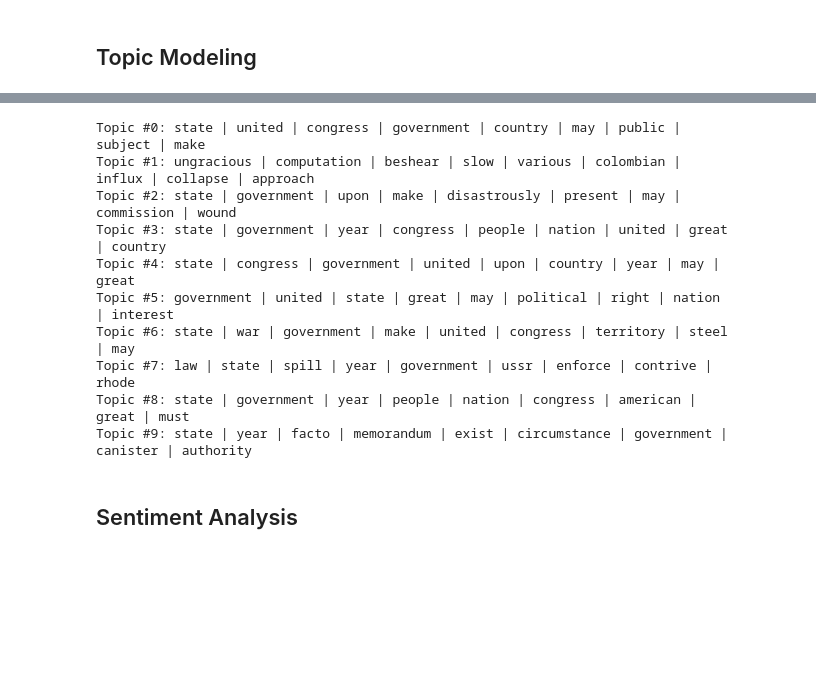
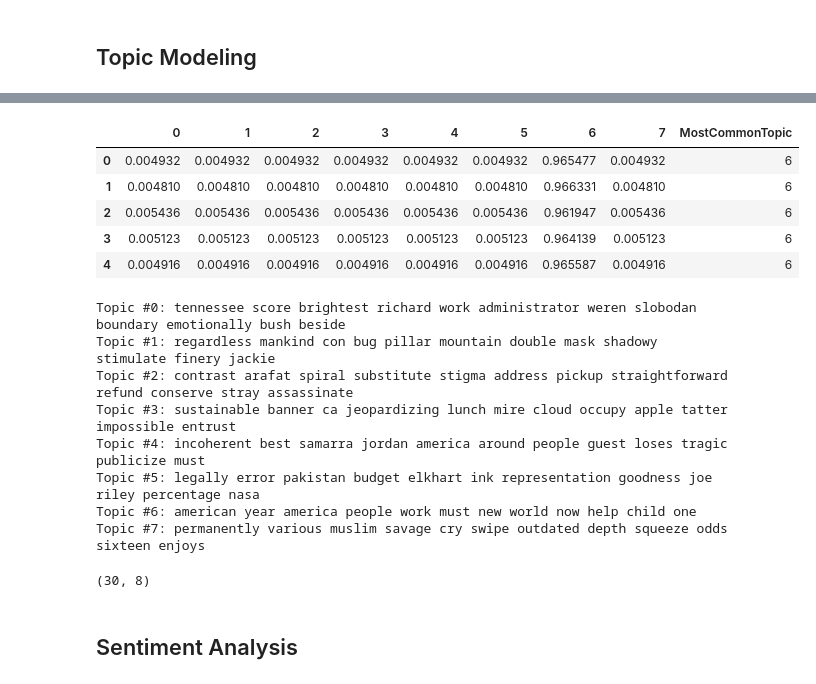
Before and after one commit to jessecambon/Data-Science-Sandbox, a Jupyter notebook: source/state_of_union_v2.ipynb, the cells around one changed output, grey strips where cells are left out. Cells and saved outputs as stored; diff of their text form; code cells hidden in the pictures; blank space fills up the shorter version.

Commit message:
examine-lda-topics

```diff
--- a/source/state_of_union_v2.ipynb
+++ b/source/state_of_union_v2.ipynb
@@ -123,11 +123,14 @@ Clean, Tokenize, Lemmatize, and Vectorize all speeches
 # Each speech is stored as a list of paragraph strings.
 # Here we join the paragraphs into a single speech string
 speech_list = [" ".join(speech) for speech in speeches_pd['speech'].tolist() ]
+
+# Only use the last 30 years to make the topic modeling a bit easier
+selected_speeches = speech_list[len(speech_list)-31:(len(speech_list)-1)]
 # %%
 # WARNING - this step may take a few minutes
 tokens = [[lemmatize_with_pos(word.lower()) for word in word_tokenize(speech) if \
           word.isalpha() and word.lower() not in MyStopWords ] for \
-          speech in speech_list ]
+          speech in selected_speeches ]
 # %%
 # Tfidf Vectorize
 tvec = TfidfVectorizer(ngram_range=(1,1))
@@ -155,0 +145,18 @@ LatentDirichletAllocation(batch_size=128, doc_topic_prior=None,
+# %%
+## LDA Topic Modeling
+speech_lda = LatentDirichletAllocation(n_components=8,
+                                   #    random_state=0,
+                                    #   evaluate_every=0.5, # eval perplexity
+                                    #   perp_tol=0.05,
+                                       max_iter=50,
+                                learning_method='online'
+                                      )
+
+speech_lda.fit(tfidf) # fit model
+
+# % makeup of each document by topic
+doc_topic = pd.DataFrame(speech_lda.transform(tfidf),
+                        columns=list(range(0,(speech_lda.n_components))))
+
+# What was the most common topic in each document?
+doc_topic['MostCommonTopic'] = doc_topic.idxmax(axis=1)
@@ -156,25 +177,36 @@ LatentDirichletAllocation(batch_size=128, doc_topic_prior=None,
+# %%
+doc_topic.head(5)
+# %% [output]
+|  | 0 | 1 | 2 | 3 | 4 | 5 | 6 | 7 | MostCommonTopic |
+| 0 | 0.004932 | 0.004932 | 0.004932 | 0.004932 | 0.004932 | 0.004932 | 0.965477 | 0.004932 | 6 |
+| 1 | 0.004810 | 0.004810 | 0.004810 | 0.004810 | 0.004810 | 0.004810 | 0.966331 | 0.004810 | 6 |
+| 2 | 0.005436 | 0.005436 | 0.005436 | 0.005436 | 0.005436 | 0.005436 | 0.961947 | 0.005436 | 6 |
+| 3 | 0.005123 | 0.005123 | 0.005123 | 0.005123 | 0.005123 | 0.005123 | 0.964139 | 0.005123 | 6 |
+| 4 | 0.004916 | 0.004916 | 0.004916 | 0.004916 | 0.004916 | 0.004916 | 0.965587 | 0.004916 | 6 |
 # %%
 # Print the top words for topics in a topic model
 def print_top_words(model, feature_names, n_top_words):
     for topic_idx, topic in enumerate(model.components_):
         message = "Topic #%d: " % topic_idx
-        message += " | ".join([feature_names[i]
+        message += " ".join([feature_names[i]
                              for i in topic.argsort()[:-n_top_words - 1:-1]])
         print(message)
     print()
 
-print_top_words(speech_lda, tfidf.columns.values, 9)
+print_top_words(speech_lda, tfidf.columns.values, 12)
 # %% [output]
-Topic #0: state | united | congress | government | country | may | public | subject | make
-Topic #1: ungracious | computation | beshear | slow | various | colombian | influx | collapse | approach
-Topic #2: state | government | upon | make | disastrously | present | may | commission | wound
-Topic #3: state | government | year | congress | people | nation | united | great | country
-Topic #4: state | congress | government | united | upon | country | year | may | great
-Topic #5: government | united | state | great | may | political | right | nation | interest
-Topic #6: state | war | government | make | united | congress | territory | steel | may
-Topic #7: law | state | spill | year | government | ussr | enforce | contrive | rhode
-Topic #8: state | government | year | people | nation | congress | american | great | must
-Topic #9: state | year | facto | memorandum | exist | circumstance | government | canister | authority
+Topic #0: tennessee score brightest richard work administrator weren slobodan boundary emotionally bush beside
+Topic #1: regardless mankind con bug pillar mountain double mask shadowy stimulate finery jackie
+Topic #2: contrast arafat spiral substitute stigma address pickup straightforward refund conserve stray assassinate
+Topic #3: sustainable banner ca jeopardizing lunch mire cloud occupy apple tatter impossible entrust
+Topic #4: incoherent best samarra jordan america around people guest loses tragic publicize must
+Topic #5: legally error pakistan budget elkhart ink representation goodness joe riley percentage nasa
+Topic #6: american year america people work must new world now help child one
+Topic #7: permanently various muslim savage cry swipe outdated depth squeeze odds sixteen enjoys
+# %%
+doc_topic.shape
+# %% [output]
+(30, 8)
 # %% [markdown]
 ## Sentiment Analysis
 # %%
```
Also changed, not shown: parts of 5 cells of this notebook.
